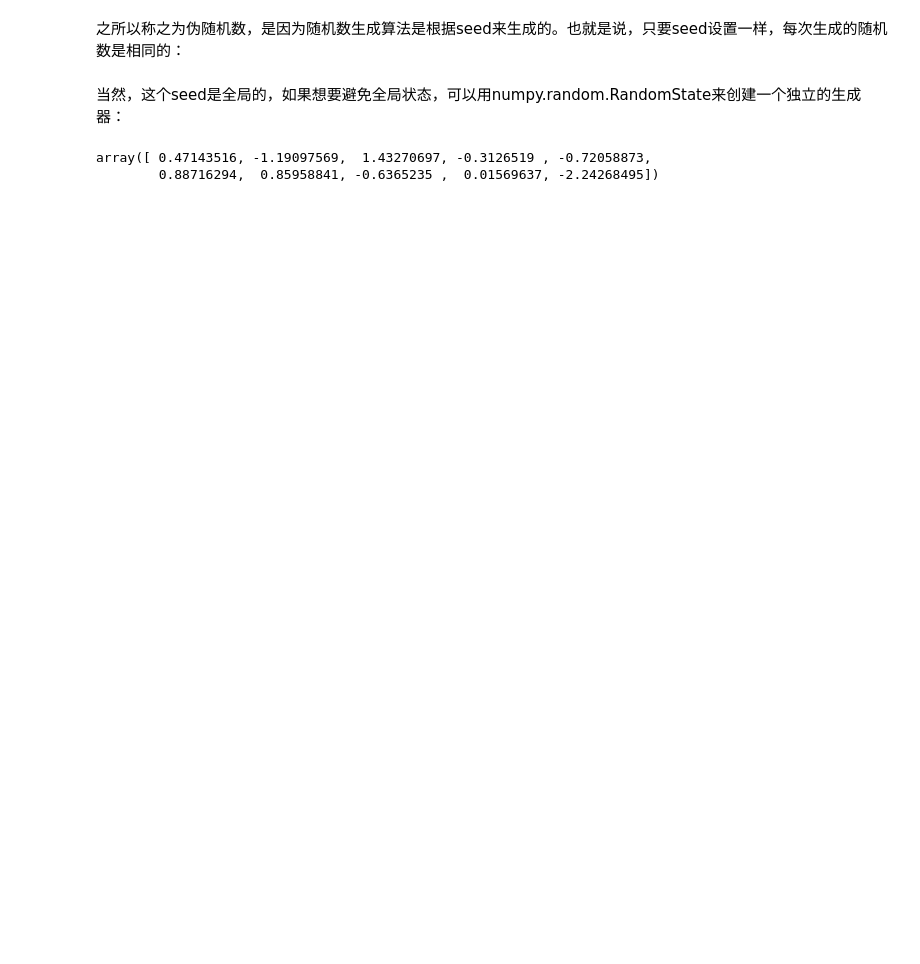
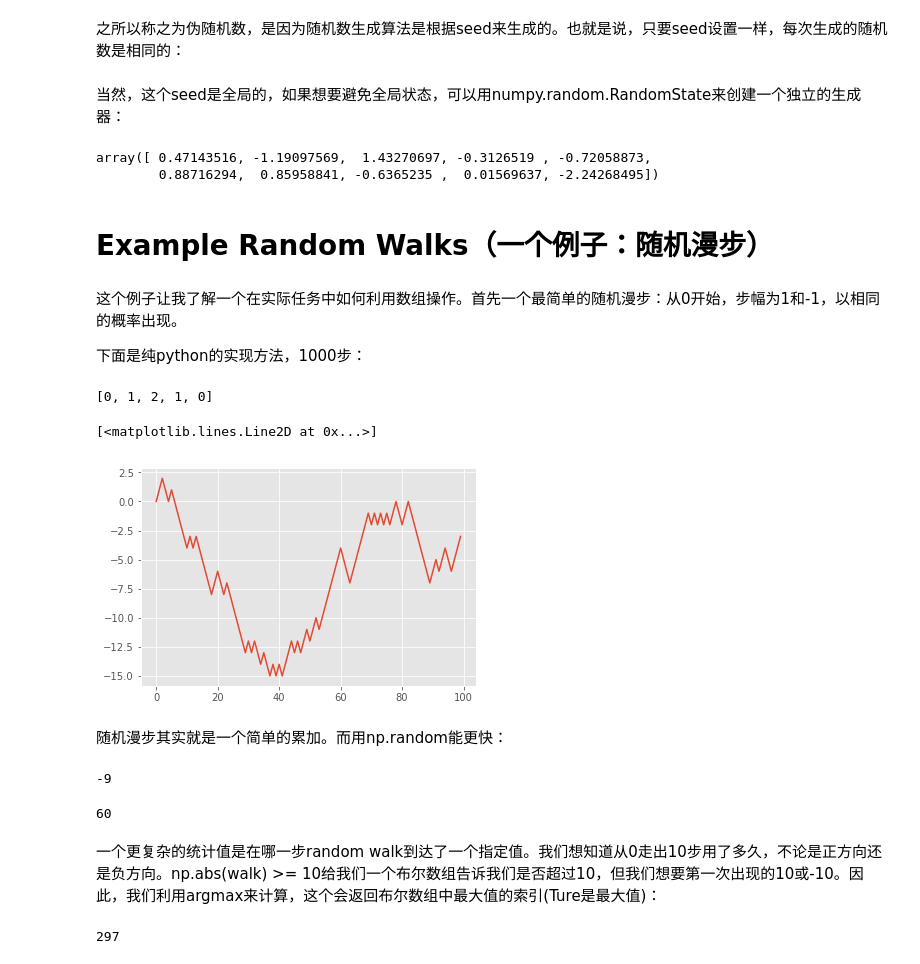
Before and after one commit to zzhhoubin/pydata, a Jupyter notebook: numpy.ipynb, the cells around one changed output. Saved outputs shown, nothing was run; the diff lists cells and outputs as text; code cells hidden in the pictures; blank space fills up the shorter version.

Commit message:
Example Random Walks（一个例子：随机漫步）

```diff
--- a/numpy.ipynb
+++ b/numpy.ipynb
@@ -1008,3 +1009,18 @@ rng.randn(10)
 # %% [output]
 array([ 0.47143516, -1.19097569,  1.43270697, -0.3126519 , -0.72058873,
         0.88716294,  0.85958841, -0.6365235 ,  0.01569637, -2.24268495])
+# %% [markdown]
+# Example Random Walks（一个例子：随机漫步）
+# %% [markdown]
+这个例子让我了解一个在实际任务中如何利用数组操作。首先一个最简单的随机漫步：从0开始，步幅为1和-1，以相同的概率出现。
+
+下面是纯python的实现方法，1000步：
+# %%
+import random
+position = 0
+walk = [position]
+steps = 1000
+for i in range(steps):
+    step = 1 if random.randint(0, 1) else -1
+    position += step
+    walk.append(position)
@@ -1010,0 +1030,11 @@ array([ 0.47143516, -1.19097569,  1.43270697, -0.3126519 , -0.72058873,
+# %%
+walk[:5]
+# %% [output]
+[0, 1, 2, 1, 0]
+# %%
+plt.plot(walk[:100])
+# %% [output]
+[<matplotlib.lines.Line2D at 0x...>]
+[figure, added]
+# %% [markdown]
+随机漫步其实就是一个简单的累加。而用np.random能更快：
@@ -1010,0 +1049,14 @@ array([ 0.47143516, -1.19097569,  1.43270697, -0.3126519 , -0.72058873,
+# %%
+walk.min()
+# %% [output]
+-9
+# %%
+walk.max()
+# %% [output]
+60
+# %% [markdown]
+一个更复杂的统计值是在哪一步random walk到达了一个指定值。我们想知道从0走出10步用了多久，不论是正方向还是负方向。np.abs(walk) >= 10给我们一个布尔数组告诉我们是否超过10，但我们想要第一次出现的10或-10。因此，我们利用argmax来计算，这个会返回布尔数组中最大值的索引(Ture是最大值)：
+# %%
+(np.abs(walk) >= 10).argmax()
+# %% [output]
+297
```
Also changed, not shown: parts of 60 cells of this notebook.
